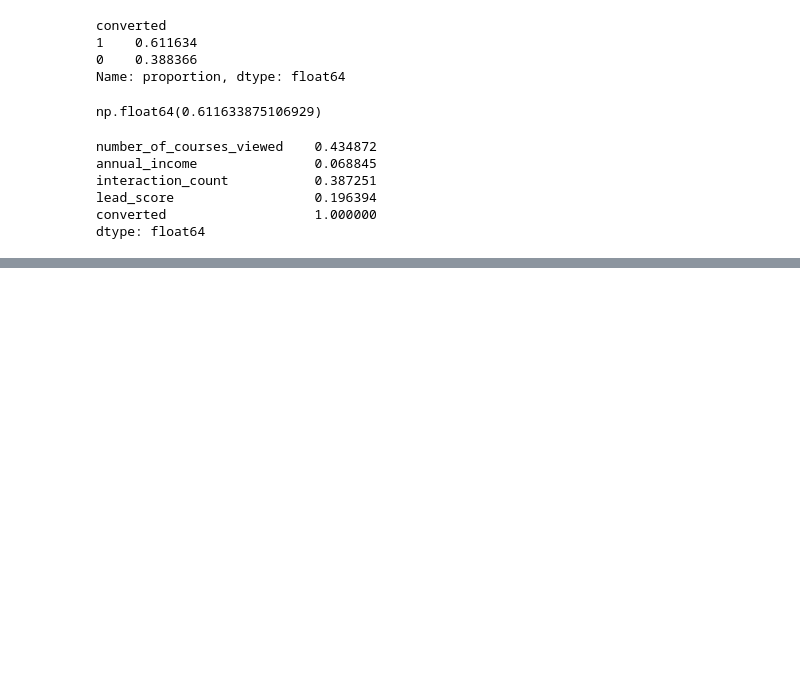
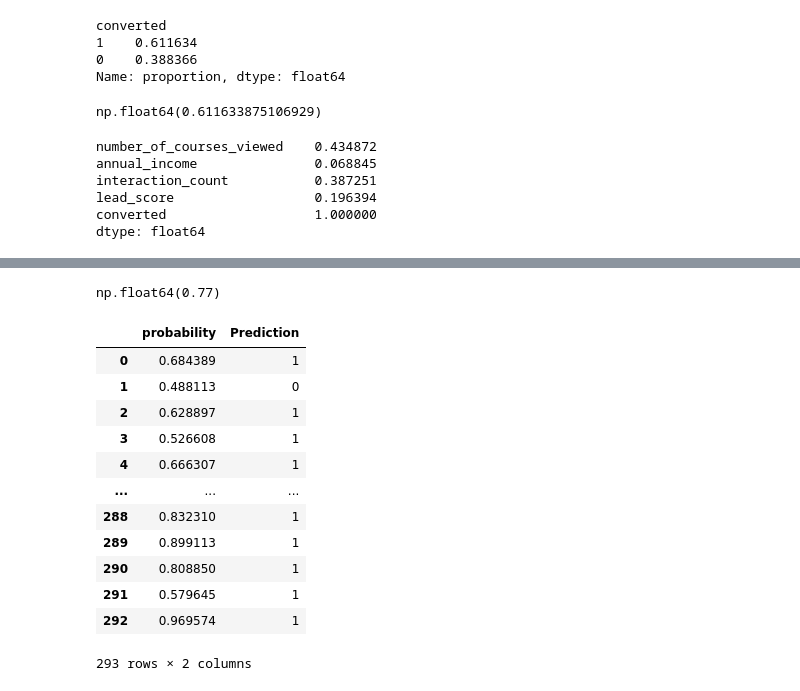
Before and after one commit to Otienoakello/Homework01, a Jupyter notebook: churn/homeworkreal.ipynb, the cells around one changed output, grey strips where cells are left out. Saved outputs shown, nothing was run; the diff lists cells and outputs as text; code cells hidden in the pictures; blank space fills up the shorter version.

```diff
--- a/churn/homeworkreal.ipynb
+++ b/churn/homeworkreal.ipynb
@@ -248,0 +432,24 @@ dtype: float64
+# %%
+(y_val == convert_decision).mean().round(2)
+# %% [output]
+np.float64(0.77)
+# %%
+df_pred = pd.DataFrame()
+df_pred ['probability'] =y_pred
+df_pred['Prediction'] =convert_decision.astype(int)
+
+df_pred
+# %% [output]
+|  | probability | Prediction |
+| 0 | 0.684389 | 1 |
+| 1 | 0.488113 | 0 |
+| 2 | 0.628897 | 1 |
+| 3 | 0.526608 | 1 |
+| 4 | 0.666307 | 1 |
+| ... | ... | ... |
+| 288 | 0.832310 | 1 |
+| 289 | 0.899113 | 1 |
+| 290 | 0.808850 | 1 |
+| 291 | 0.579645 | 1 |
+| 292 | 0.969574 | 1 |
+293 rows × 2 columns
```
Also changed, not shown: parts of 21 cells of this notebook.
